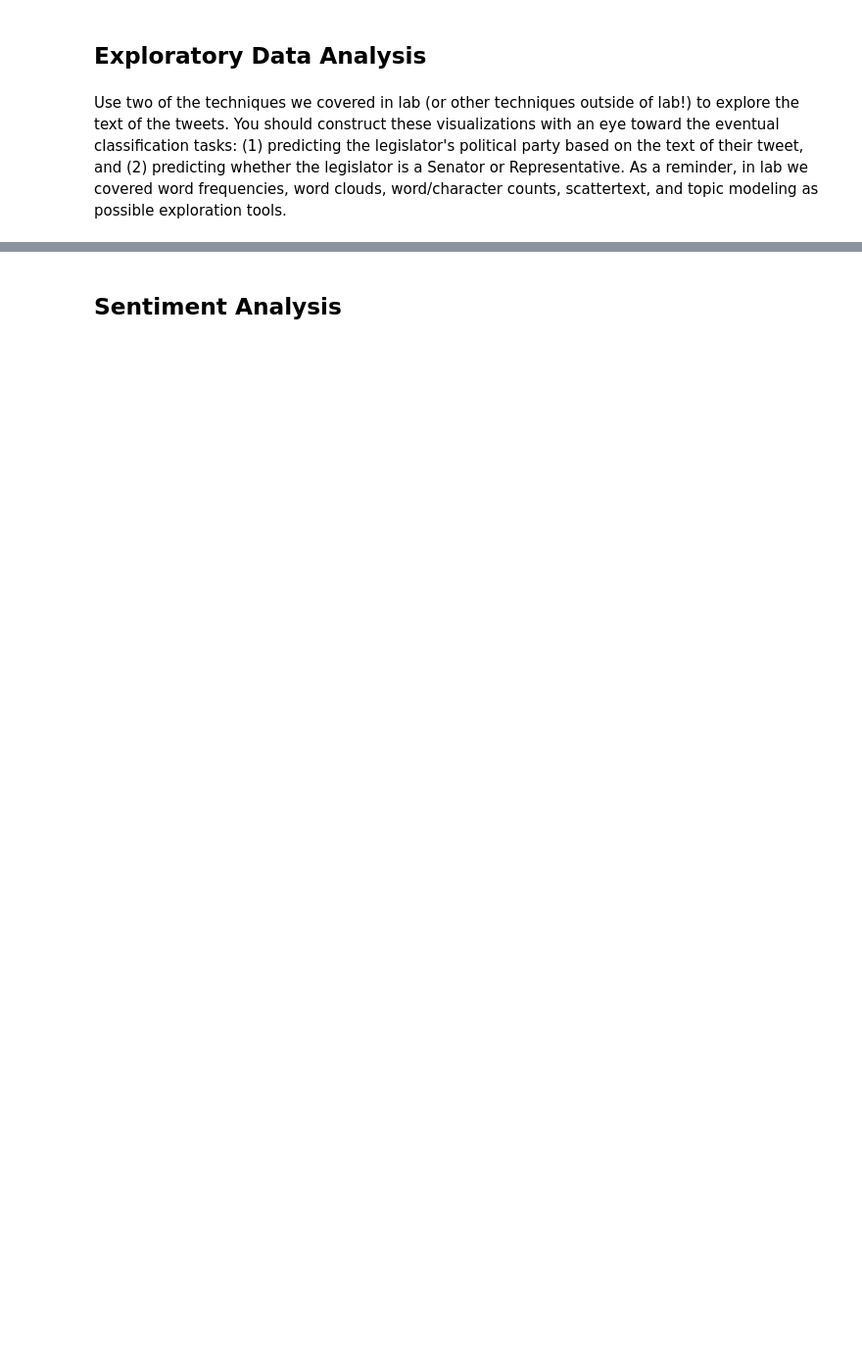
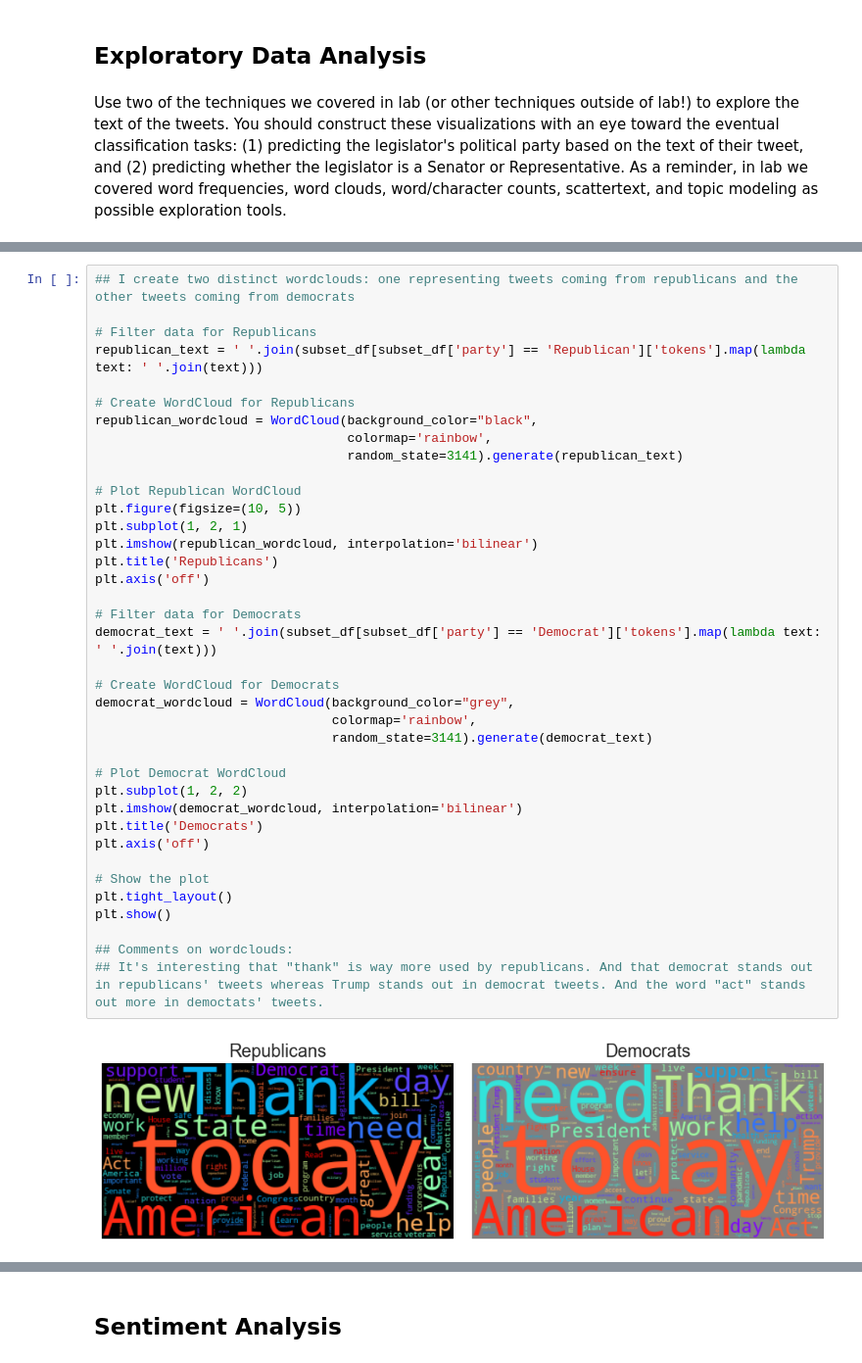
Before and after one commit to brendasciepura/Computational-Social-Science-Projects, a Jupyter notebook: Project 5/Project 5 Student.ipynb, the cells around one changed output, grey strips where cells are left out. Shown at 98% size. Drawn from its saved outputs; the diff is of its cells as text; blank space fills up the shorter version.

```diff
--- a/Project 5/Project 5 Student.ipynb
+++ b/Project 5/Project 5 Student.ipynb
@@ -154,0 +182,40 @@ Use two of the techniques we covered in lab (or other techniques outside of lab!
+# %%
+## I create two distinct wordclouds: one representing tweets coming from republicans and the other tweets coming from democrats
+
+# Filter data for Republicans
+republican_text = ' '.join(subset_df[subset_df['party'] == 'Republican']['tokens'].map(lambda text: ' '.join(text)))
+
+# Create WordCloud for Republicans
+republican_wordcloud = WordCloud(background_color="black",
+                                 colormap='rainbow',
+                                 random_state=3141).generate(republican_text)
+
+# Plot Republican WordCloud
+plt.figure(figsize=(10, 5))
+plt.subplot(1, 2, 1)
+plt.imshow(republican_wordcloud, interpolation='bilinear')
+plt.title('Republicans')
+plt.axis('off')
+
+# Filter data for Democrats
+democrat_text = ' '.join(subset_df[subset_df['party'] == 'Democrat']['tokens'].map(lambda text: ' '.join(text)))
+
+# Create WordCloud for Democrats
+democrat_wordcloud = WordCloud(background_color="grey",
+                               colormap='rainbow',
+                               random_state=3141).generate(democrat_text)
+
+# Plot Democrat WordCloud
+plt.subplot(1, 2, 2)
+plt.imshow(democrat_wordcloud, interpolation='bilinear')
+plt.title('Democrats')
+plt.axis('off')
+
+# Show the plot
+plt.tight_layout()
+plt.show()
+
+## Comments on wordclouds:
+## It's interesting that "thank" is way more used by republicans. And that democrat stands out in republicans' tweets whereas Trump stands out in democrat tweets. And the word "act" stands out more in democtats' tweets.
+# %% [output]
+[figure, added]
```
Also changed, not shown: parts of 94 cells of this notebook.
